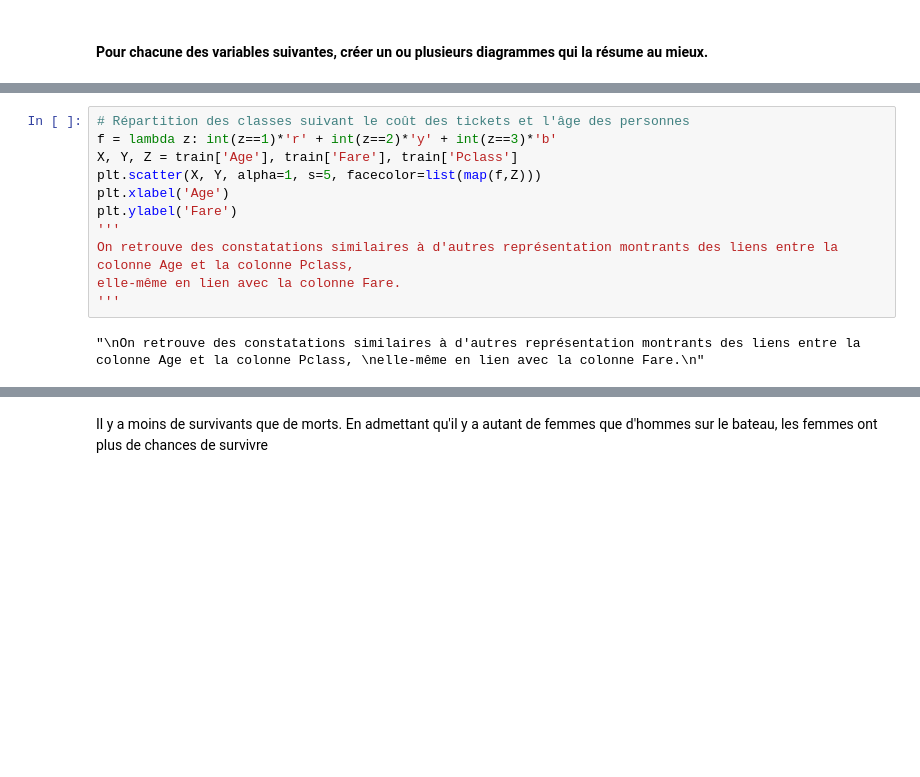
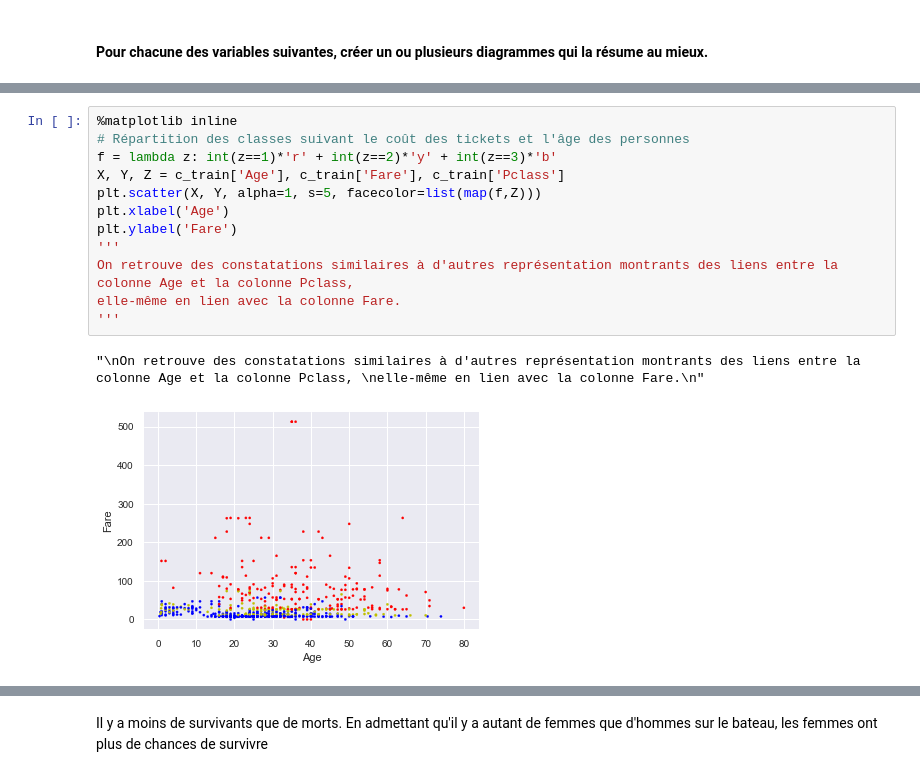
Before and after one commit to lamarqueclement/titanic_projet2, a Jupyter notebook: Titanic2.ipynb, the cells around one changed output, grey strips where cells are left out. Cells and saved outputs as stored; diff of their text form; blank space fills up the shorter version.

```diff
--- a/Titanic2.ipynb
+++ b/Titanic2.ipynb
@@ -169,14 +189,16 @@ Cependant, on trouve moins d'enfants autour de 10 ans que d'enfants issus de la
 # %%
+%matplotlib inline
 # Répartition des classes suivant le coût des tickets et l'âge des personnes
 f = lambda z: int(z==1)*'r' + int(z==2)*'y' + int(z==3)*'b'
-X, Y, Z = train['Age'], train['Fare'], train['Pclass']
+X, Y, Z = c_train['Age'], c_train['Fare'], c_train['Pclass']
 plt.scatter(X, Y, alpha=1, s=5, facecolor=list(map(f,Z)))
 plt.xlabel('Age')
 plt.ylabel('Fare')
 '''
 On retrouve des constatations similaires à d'autres représentation montrants des liens entre la colonne Age et la colonne Pclass,
 elle-même en lien avec la colonne Fare.
 '''
 # %% [output]
 "\nOn retrouve des constatations similaires à d'autres représentation montrants des liens entre la colonne Age et la colonne Pclass, \nelle-même en lien avec la colonne Fare.\n"
+[figure, added]
 # %%
```
Also changed, not shown: parts of 40 cells of this notebook.
